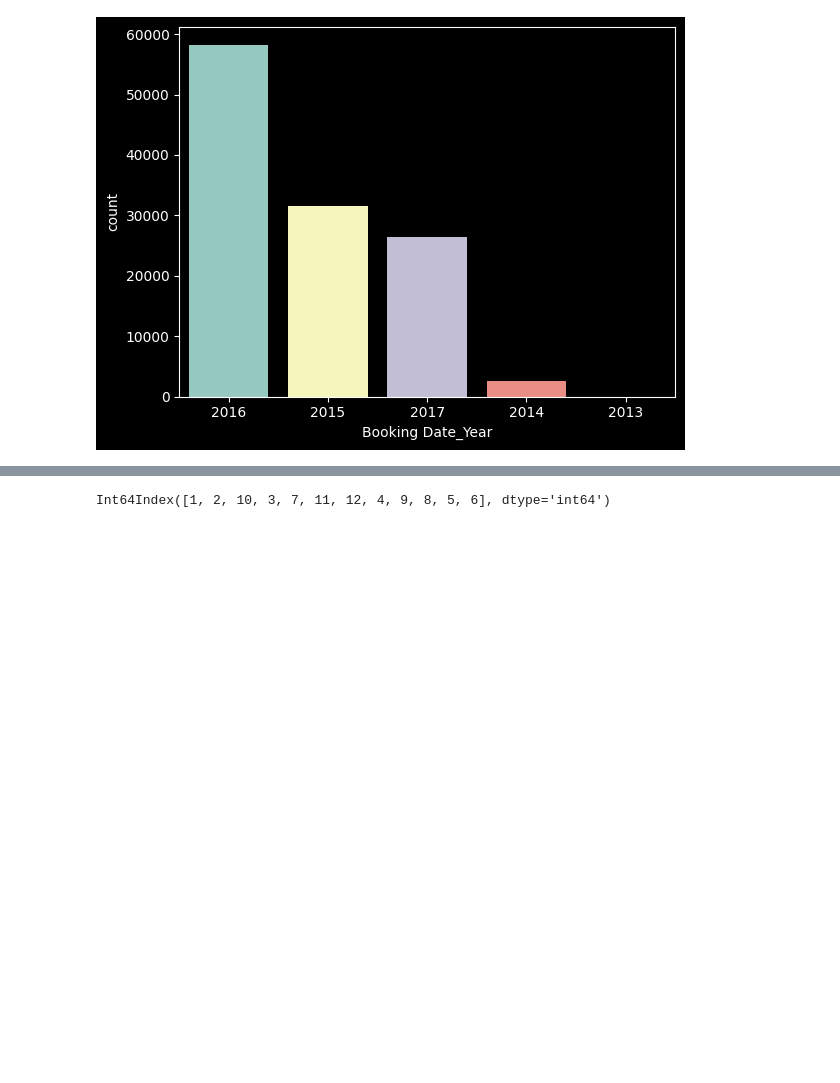
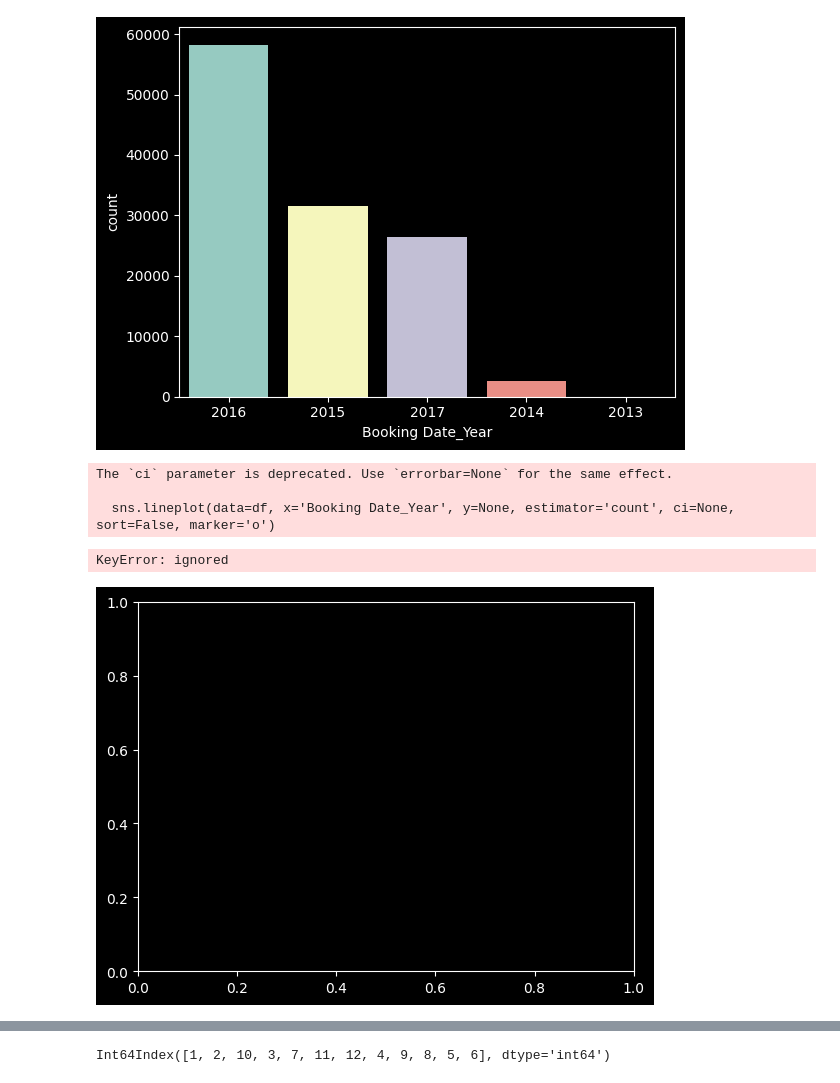
Before and after one commit to RheedWhan/SHG-analysis., a Jupyter notebook: Splendor_Hotel.ipynb, the cells around one changed output, grey strips where cells are left out. Drawn from its saved outputs; the diff is of its cells as text; code cells hidden in the pictures; blank space fills up the shorter version.

```diff
--- a/Splendor_Hotel.ipynb
+++ b/Splendor_Hotel.ipynb
@@ -389,3 +419,18 @@ sns.countplot(data=df, x='Booking Date_Year', order=year_order)
 plt.show()
 # %% [output]
 [figure]
+# %%
+year_order = df['Booking Date_Year'].value_counts().index
+
+# Line plot
+sns.lineplot(data=df, x='Booking Date_Year', y=None, estimator='count', ci=None, sort=False, marker='o')
+
+# Set the order of the x-axis based on year_order
+plt.xticks(rotation=45, ha='right')  # Adjust rotation for better readability
+plt.show()
+# %% [output]
+The `ci` parameter is deprecated. Use `errorbar=None` for the same effect.
+
+  sns.lineplot(data=df, x='Booking Date_Year', y=None, estimator='count', ci=None, sort=False, marker='o')
+KeyError: ignored
+[figure, added]
```
Also changed, not shown: parts of 29 cells of this notebook.
